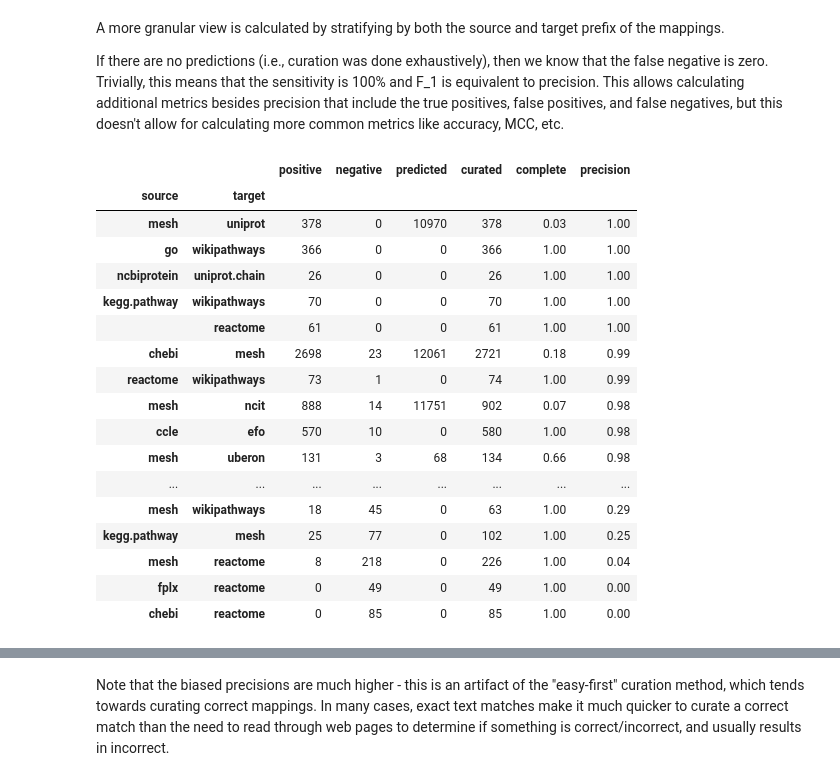
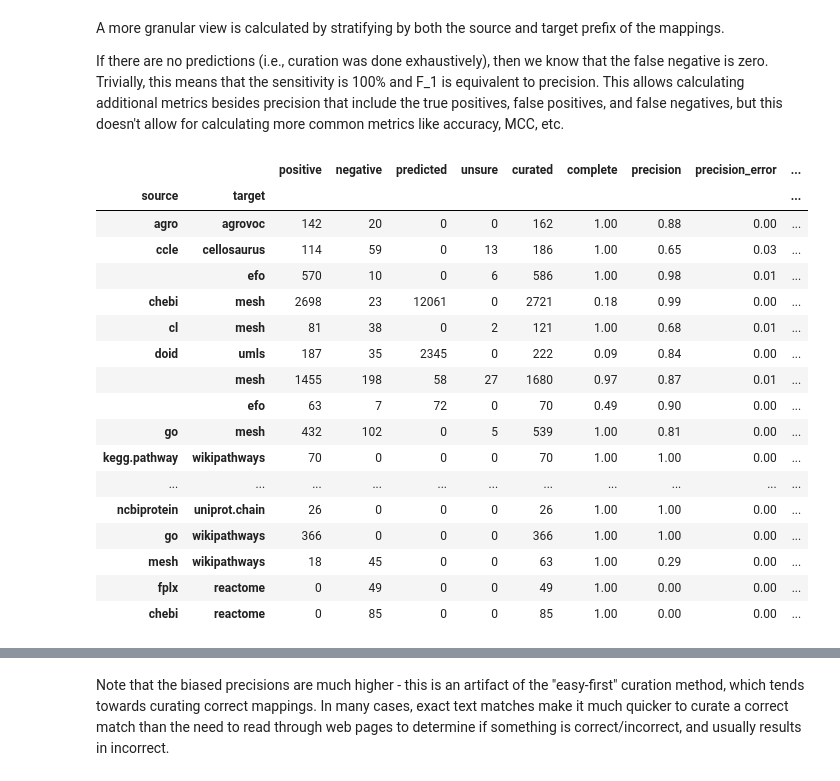
Before and after one commit to biopragmatics/biomappings, a Jupyter notebook: notebooks/curation-precision.ipynb, the cells around one changed output, grey strips where cells are left out. Drawn from its saved outputs; the diff is of its cells as text; code cells hidden in the pictures.

```diff
--- a/notebooks/curation-precision.ipynb
+++ b/notebooks/curation-precision.ipynb
@@ -22,3 +22,6 @@ predicted_mappings = biomappings.load_predictions()
 print(f"There are {len(predicted_mappings):,} predicted mappings")
 # %% [output]
 There are 40,974 predicted mappings
+# %%
+unsure_mappings = biomappings.load_unsure()
+print(f"There are {len(unsure_mappings):,} unsure mappings")
@@ -27,6 +32,7 @@ keyed_mappings = [
     ("positive", positive_mappings),
     ("negative", negative_mappings),
     ("predicted", predicted_mappings),
+    ("unsure", unsure_mappings),
 ]
 # %% [markdown]
 # Measurement of Precision
@@ -67,14 +68,0 @@ Because mappings are first predicted on the basis of source, the overall precisi
-# %%
-pairs = {
-    key: Counter(mapping["source prefix"] for mapping in mappings)
-    for key, mappings in keyed_mappings
-}
-df1 = pd.DataFrame(pairs).fillna(0).astype(int)
-df1.index.name = "source"
-df1 = df1[df1["positive"] + df1["negative"] > 20]
-df1["curated"] = df1["positive"] + df1["negative"]
-df1["complete"] = (df1["curated"] / (df1["curated"] + df1["predicted"])).round(2)
-df1["precision"] = (df1["positive"] / df1["curated"]).round(2)
-df1.sort_values("precision", inplace=True, ascending=False)
-
-df1
@@ -115,34 +146,35 @@ Trivially, this means that the sensitivity is 100% and F_1 is equivalent to prec
 # %%
 pairs = {
     key: Counter(
         tuple(sorted((mapping["source prefix"], mapping["target prefix"]))) for mapping in mappings
     )
     for key, mappings in keyed_mappings
 }
-df2 = pd.DataFrame(pairs).fillna(0).astype(int)
-df2.index.set_names(["source", "target"], inplace=True)
-df2 = df2[df2["positive"] + df2["negative"] > 20]
-df2["curated"] = df2["positive"] + df2["negative"]
-df2["complete"] = (df2["curated"] / (df2["curated"] + df2["predicted"])).round(2)
-df2["precision"] = (df2["positive"] / df2["curated"]).round(2)
-df2.sort_values("precision", inplace=True, ascending=False)
-df2
+pairs_df = pd.DataFrame(pairs).fillna(0).astype(int)
+pairs_df.index.set_names(["source", "target"], inplace=True)
+pairs_df = pairs_df[pairs_df["positive"] + pairs_df["negative"] > 20]
+pairs_df["curated"] = pairs_df["positive"] + pairs_df["negative"] + pairs_df["unsure"]
+pairs_df["complete"] = (pairs_df["curated"] / (pairs_df["curated"] + pairs_df["predicted"])).round(2)
+pairs_df["precision"] = ((pairs_df["positive"] + pairs_df["unsure"]/2) / pairs_df["curated"]).round(2)
+pairs_df["precision_error"] = (pairs_df["unsure"] / 2 / pairs_df["curated"]).round(2)
+pairs_df["scenario"] = [reverse_scenarios[p] for p in pairs_df.index]
+pairs_df
 # %% [output]
-|  |  | positive | negative | predicted | curated | complete | precision |
-| source | target |  |  |  |  |  |  |
-| mesh | uniprot | 378 | 0 | 10970 | 378 | 0.03 | 1.00 |
-| go | wikipathways | 366 | 0 | 0 | 366 | 1.00 | 1.00 |
-| ncbiprotein | uniprot.chain | 26 | 0 | 0 | 26 | 1.00 | 1.00 |
-| kegg.pathway | wikipathways | 70 | 0 | 0 | 70 | 1.00 | 1.00 |
-|  | reactome | 61 | 0 | 0 | 61 | 1.00 | 1.00 |
-| chebi | mesh | 2698 | 23 | 12061 | 2721 | 0.18 | 0.99 |
-| reactome | wikipathways | 73 | 1 | 0 | 74 | 1.00 | 0.99 |
-| mesh | ncit | 888 | 14 | 11751 | 902 | 0.07 | 0.98 |
-| ccle | efo | 570 | 10 | 0 | 580 | 1.00 | 0.98 |
-| mesh | uberon | 131 | 3 | 68 | 134 | 0.66 | 0.98 |
-| ... | ... | ... | ... | ... | ... | ... | ... |
-| mesh | wikipathways | 18 | 45 | 0 | 63 | 1.00 | 0.29 |
-| kegg.pathway | mesh | 25 | 77 | 0 | 102 | 1.00 | 0.25 |
-| mesh | reactome | 8 | 218 | 0 | 226 | 1.00 | 0.04 |
-| fplx | reactome | 0 | 49 | 0 | 49 | 1.00 | 0.00 |
-| chebi | reactome | 0 | 85 | 0 | 85 | 1.00 | 0.00 |
+|  |  | positive | negative | predicted | unsure | curated | complete | precision | precision_error | ... |
+| source | target |  |  |  |  |  |  |  |  | ... |
+| agro | agrovoc | 142 | 20 | 0 | 0 | 162 | 1.00 | 0.88 | 0.00 | ... |
+| ccle | cellosaurus | 114 | 59 | 0 | 13 | 186 | 1.00 | 0.65 | 0.03 | ... |
+|  | efo | 570 | 10 | 0 | 6 | 586 | 1.00 | 0.98 | 0.01 | ... |
+| chebi | mesh | 2698 | 23 | 12061 | 0 | 2721 | 0.18 | 0.99 | 0.00 | ... |
+| cl | mesh | 81 | 38 | 0 | 2 | 121 | 1.00 | 0.68 | 0.01 | ... |
+| doid | umls | 187 | 35 | 2345 | 0 | 222 | 0.09 | 0.84 | 0.00 | ... |
+|  | mesh | 1455 | 198 | 58 | 27 | 1680 | 0.97 | 0.87 | 0.01 | ... |
+|  | efo | 63 | 7 | 72 | 0 | 70 | 0.49 | 0.90 | 0.00 | ... |
+| go | mesh | 432 | 102 | 0 | 5 | 539 | 1.00 | 0.81 | 0.00 | ... |
+| kegg.pathway | wikipathways | 70 | 0 | 0 | 0 | 70 | 1.00 | 1.00 | 0.00 | ... |
+| ... | ... | ... | ... | ... | ... | ... | ... | ... | ... | ... |
+| ncbiprotein | uniprot.chain | 26 | 0 | 0 | 0 | 26 | 1.00 | 1.00 | 0.00 | ... |
+| go | wikipathways | 366 | 0 | 0 | 0 | 366 | 1.00 | 1.00 | 0.00 | ... |
+| mesh | wikipathways | 18 | 45 | 0 | 0 | 63 | 1.00 | 0.29 | 0.00 | ... |
+| fplx | reactome | 0 | 49 | 0 | 0 | 49 | 1.00 | 0.00 | 0.00 | ... |
+| chebi | reactome | 0 | 85 | 0 | 0 | 85 | 1.00 | 0.00 | 0.00 | ... |
```
Also changed, not shown: parts of 9 cells of this notebook.
